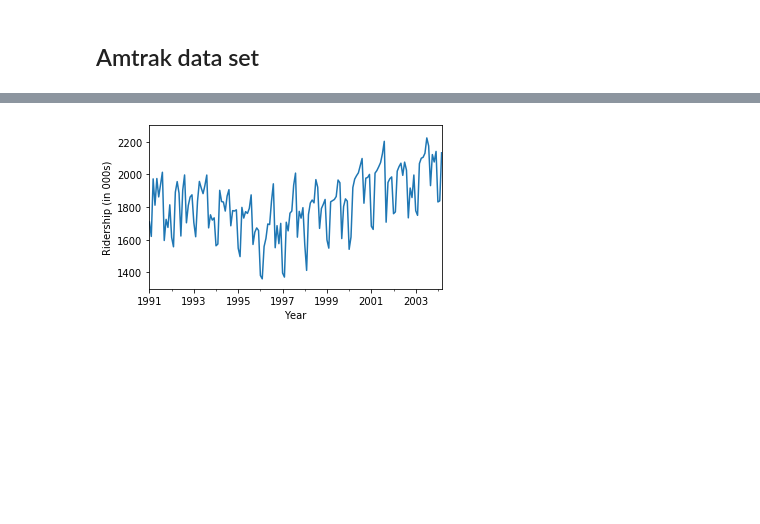
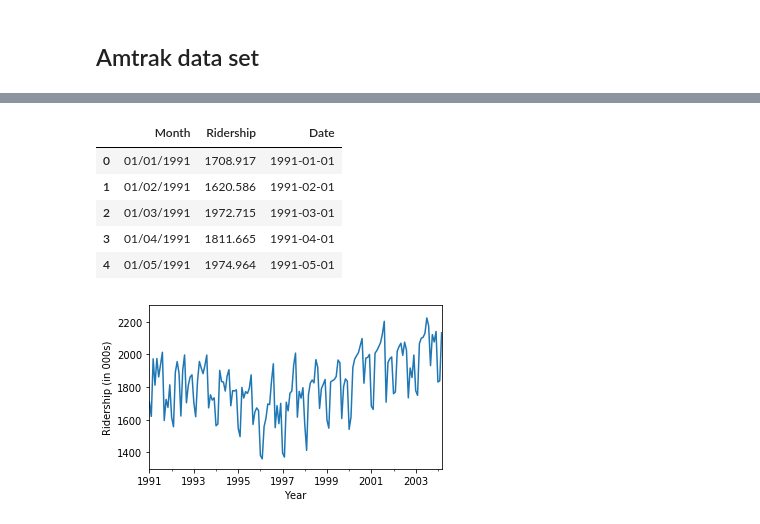
Before and after one commit to davideliason/DM4BA_Personal_Practice, a Jupyter notebook: DataVisualization_BostonHousingDataset.ipynb, the cells around one changed output, grey strips where cells are left out. Saved outputs shown, nothing was run; the diff lists cells and outputs as text; code cells hidden in the pictures; blank space fills up the shorter version.

Commit message:
use the prepped dataframe to create line chart with Amtrack data

```diff
--- a/DataVisualization_BostonHousingDataset.ipynb
+++ b/DataVisualization_BostonHousingDataset.ipynb
@@ -66,4 +79,11 @@ boston_df.head(5)
 # %%
-Amtrak_df = pd.read_csv('../dmba/Amtrak.csv', squeeze=True)
 Amtrak_df['Date'] = pd.to_datetime(Amtrak_df.Month, format='%d/%m/%Y')
-ridership_ts = pd.Series(Amtrak_df.Ridership.values, index=Amtrak_df.Date)
+
+Amtrak_df.head(5)
+# %% [output]
+|  | Month | Ridership | Date |
+| 0 | 01/01/1991 | 1708.917 | 1991-01-01 |
+| 1 | 01/02/1991 | 1620.586 | 1991-02-01 |
+| 2 | 01/03/1991 | 1972.715 | 1991-03-01 |
+| 3 | 01/04/1991 | 1811.665 | 1991-04-01 |
+| 4 | 01/05/1991 | 1974.964 | 1991-05-01 |
```
Also changed, not shown: parts of 3 cells of this notebook.
